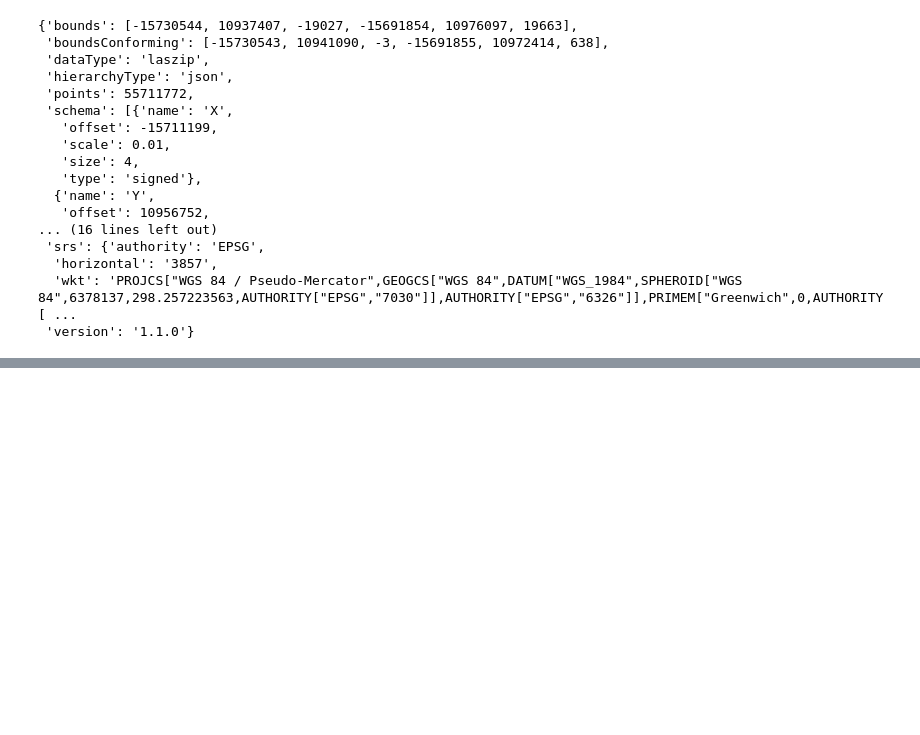
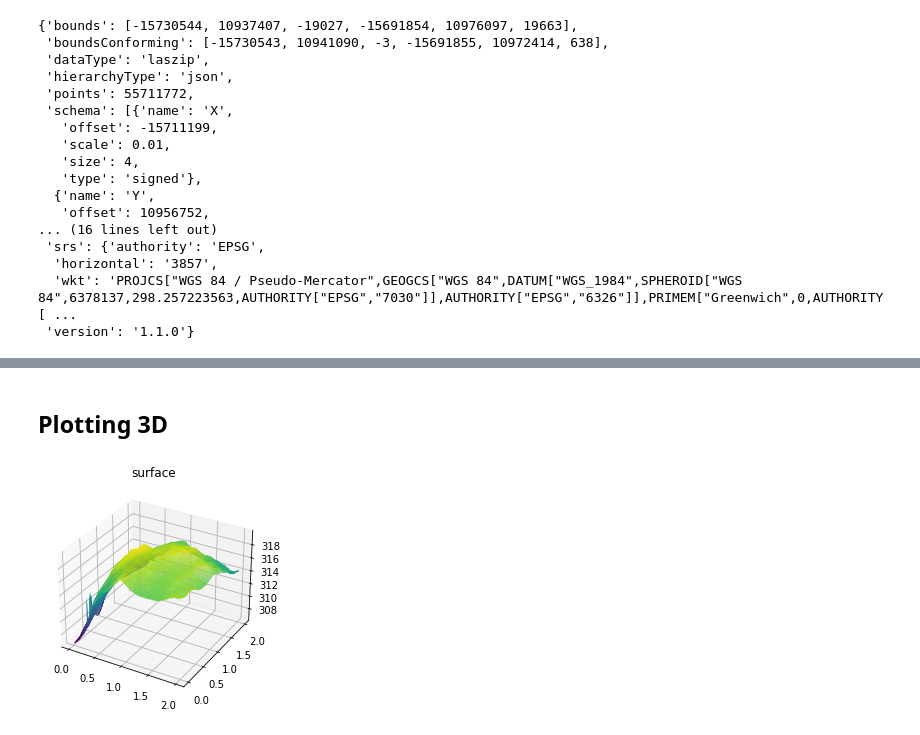
Before and after one commit to Stella-Mutacho/AgriTech-DataEngieeringProject, a Jupyter notebook: notebooks/fetching.ipynb, the cells around one changed output, grey strips where cells are left out. Cells and saved outputs as stored; diff of their text form; code cells hidden in the pictures; blank space fills up the shorter version.

```diff
--- a/notebooks/fetching.ipynb
+++ b/notebooks/fetching.ipynb
@@ -144,0 +286,6 @@ PUBLIC_ACCESS_PATH= "https://s3-us-west-2.amazonaws.com/usgs-lidar-public/"
+# %% [markdown]
+## Plotting 3D
+# %%
+y.plot3d()
+# %% [output]
+[figure, added]
```
Also changed, not shown: parts of 26 cells of this notebook.
